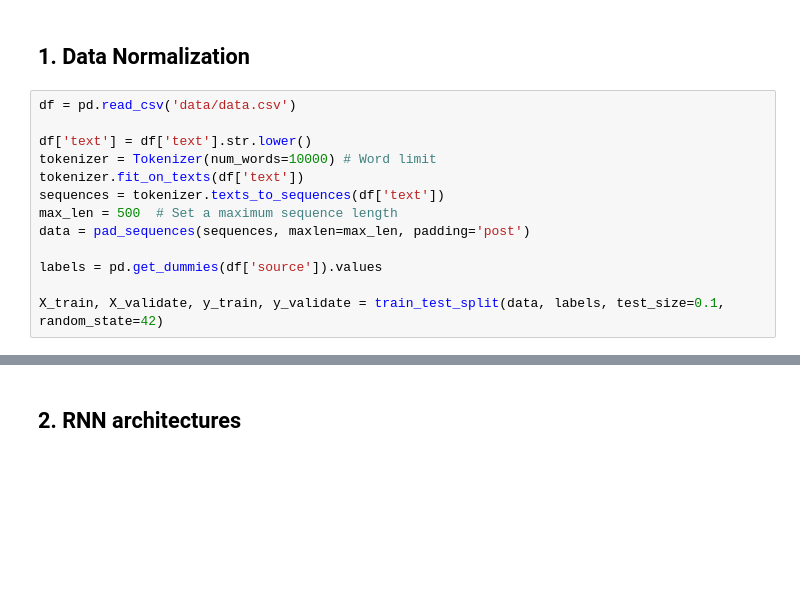
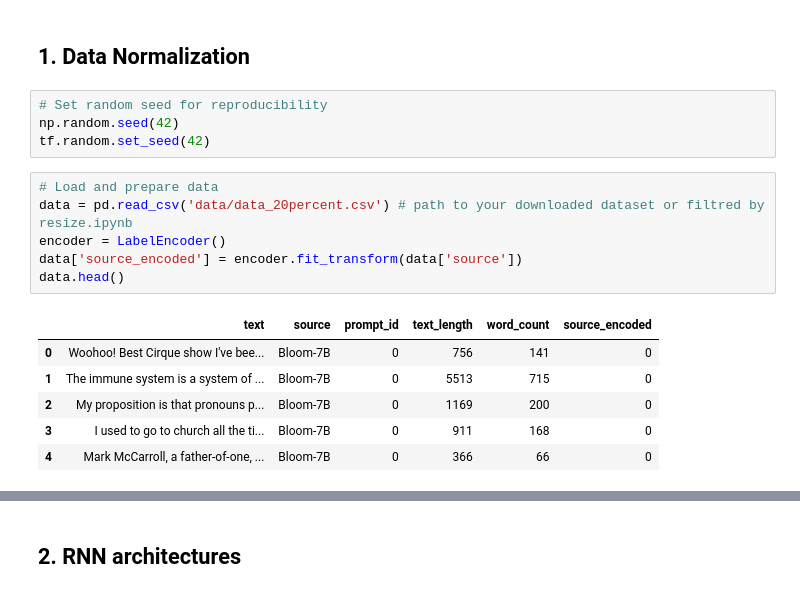
Before and after one commit to a13xe/RNN-Human-vs-LLM, a Jupyter notebook: RNN.ipynb, the cells around one changed output, grey strips where cells are left out. Cells and saved outputs as stored; diff of their text form; blank space fills up the shorter version.

```diff
--- a/RNN.ipynb
+++ b/RNN.ipynb
@@ -11,15 +32,19 @@ import matplotlib.pyplot as plt
 # %% [markdown]
 ## 1. Data Normalization
-# %%
-df = pd.read_csv('data/data.csv')
-
-df['text'] = df['text'].str.lower()
-tokenizer = Tokenizer(num_words=10000) # Word limit
-tokenizer.fit_on_texts(df['text'])
-sequences = tokenizer.texts_to_sequences(df['text'])
-max_len = 500  # Set a maximum sequence length
-data = pad_sequences(sequences, maxlen=max_len, padding='post')
-
-labels = pd.get_dummies(df['source']).values
-
-X_train, X_validate, y_train, y_validate = train_test_split(data, labels, test_size=0.1, random_state=42)
+# %%
+# Set random seed for reproducibility
+np.random.seed(42)
+tf.random.set_seed(42)
+# %%
+# Load and prepare data
+data = pd.read_csv('data/data_20percent.csv') # path to your downloaded dataset or filtred by resize.ipynb
+encoder = LabelEncoder()
+data['source_encoded'] = encoder.fit_transform(data['source'])
+data.head()
+# %% [output]
+|  | text | source | prompt_id | text_length | word_count | source_encoded |
+| 0 | Woohoo! Best Cirque show I've bee... | Bloom-7B | 0 | 756 | 141 | 0 |
+| 1 | The immune system is a system of ... | Bloom-7B | 0 | 5513 | 715 | 0 |
+| 2 | My proposition is that pronouns p... | Bloom-7B | 0 | 1169 | 200 | 0 |
+| 3 | I used to go to church all the ti... | Bloom-7B | 0 | 911 | 168 | 0 |
+| 4 | Mark McCarroll, a father-of-one, ... | Bloom-7B | 0 | 366 | 66 | 0 |
```
Also changed, not shown: parts of 24 cells of this notebook.
